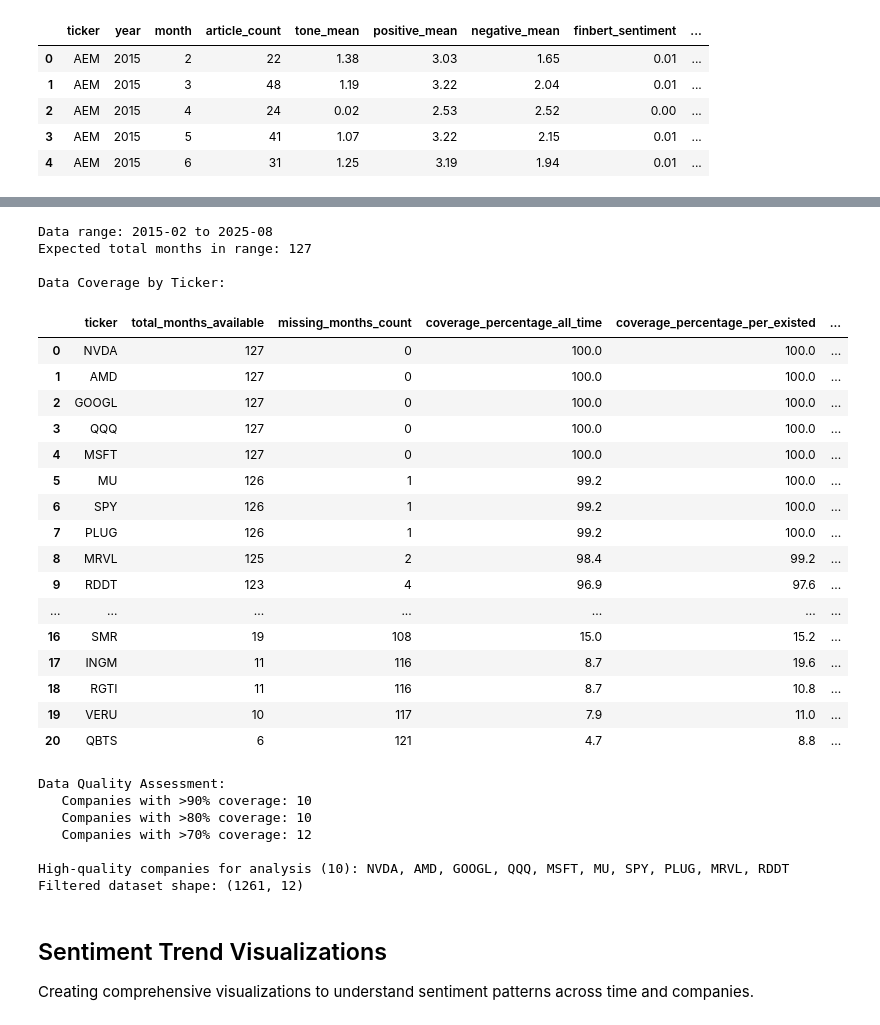
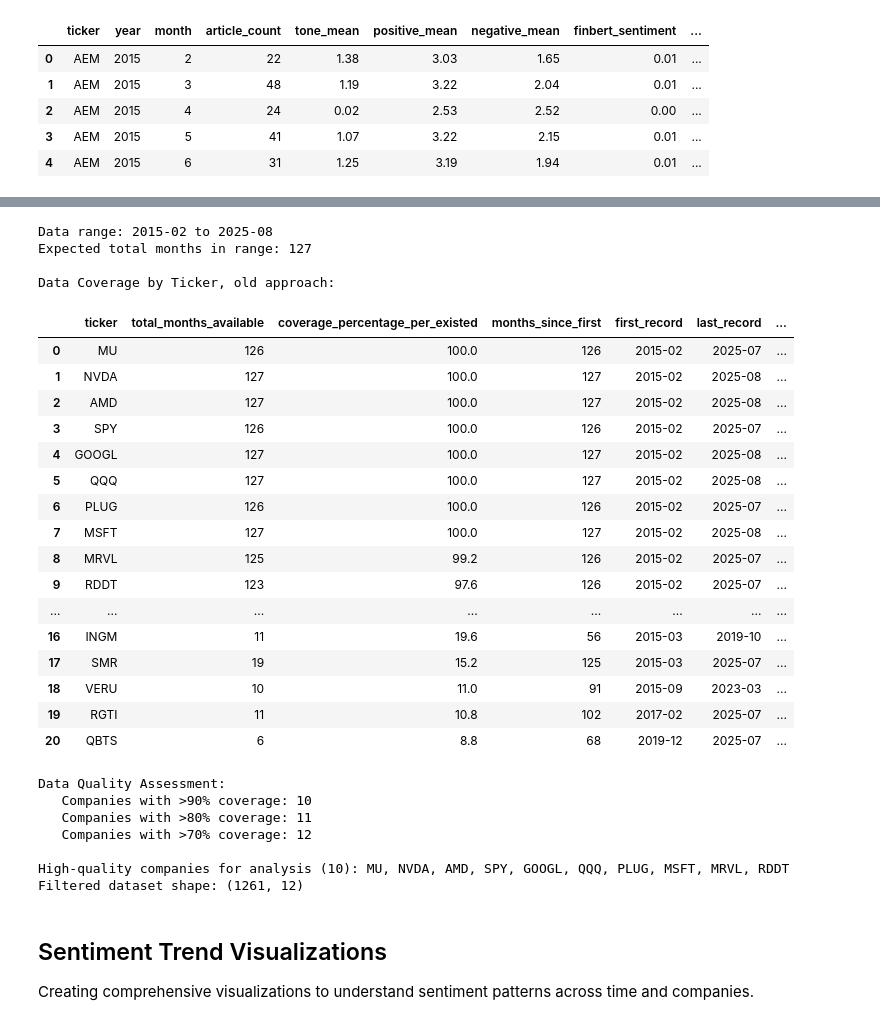
Before and after one commit to natalia-marko/reinforcement-learning-in-finance, a Jupyter notebook: harlf_last_version/news_scraper/v2tone_precomputed_analysis.ipynb, the cells around one changed output, grey strips where cells are left out. Drawn from its saved outputs; the diff is of its cells as text; code cells hidden in the pictures.

```diff
--- a/harlf_last_version/news_scraper/v2tone_precomputed_analysis.ipynb
+++ b/harlf_last_version/news_scraper/v2tone_precomputed_analysis.ipynb
@@ -88,64 +104,64 @@ for ticker in portfolio_tickers_sentiment['ticker'].unique():
     expected_months = set(all_months)
     missing_months = expected_months - actual_months
 
     # Calculate months since first record for this ticker
     first_year_month = ticker_data['year_month'].min()
     last_year_month = ticker_data['year_month'].max()
 
     first_year, first_month = map(int, first_year_month.split('-'))
     last_year, last_month = map(int, last_year_month.split('-'))
 
     # Calculate months since first record
     months_since_first = ((last_year - first_year) * 12) + (last_month - first_month) + 1
 
     missing_analysis.append({
         'ticker': ticker,
         'total_months_available': len(actual_months),
-        'missing_months_count': len(missing_months),
-        'coverage_percentage_all_time': (len(actual_months) / len(expected_months)) * 100,
+       # 'missing_months_count': len(missing_months),
+       # 'coverage_percentage_all_time': (len(actual_months) / len(expected_months)) * 100,
         'coverage_percentage_per_existed': (len(actual_months) / months_since_first) * 100,
         'months_since_first': months_since_first,
         'first_record': first_year_month,
         'last_record': last_year_month,
         'total_articles': ticker_data['article_count'].sum()
     })
 
 missing_df = pd.DataFrame(missing_analysis)
-missing_df = missing_df.sort_values('coverage_percentage_all_time', ascending=False).reset_index(drop=True)
+missing_df = missing_df.sort_values('coverage_percentage_per_existed', ascending=False).reset_index(drop=True)
 
-print(f"\nData Coverage by Ticker:")
+print(f"\nData Coverage by Ticker, old approach:")
 missing_df.round(1)
 # %% [output]
 Data range: 2015-02 to 2025-08
 Expected total months in range: 127
 
-Data Coverage by Ticker:
+Data Coverage by Ticker, old approach:
-|  | ticker | total_months_available | missing_months_count | coverage_percentage_all_time | coverage_percentage_per_existed | ... |
-| 0 | NVDA | 127 | 0 | 100.0 | 100.0 | ... |
-| 1 | AMD | 127 | 0 | 100.0 | 100.0 | ... |
-| 2 | GOOGL | 127 | 0 | 100.0 | 100.0 | ... |
-| 3 | QQQ | 127 | 0 | 100.0 | 100.0 | ... |
-| 4 | MSFT | 127 | 0 | 100.0 | 100.0 | ... |
-| 5 | MU | 126 | 1 | 99.2 | 100.0 | ... |
-| 6 | SPY | 126 | 1 | 99.2 | 100.0 | ... |
-| 7 | PLUG | 126 | 1 | 99.2 | 100.0 | ... |
-| 8 | MRVL | 125 | 2 | 98.4 | 99.2 | ... |
-| 9 | RDDT | 123 | 4 | 96.9 | 97.6 | ... |
-| ... | ... | ... | ... | ... | ... | ... |
-| 16 | SMR | 19 | 108 | 15.0 | 15.2 | ... |
-| 17 | INGM | 11 | 116 | 8.7 | 19.6 | ... |
-| 18 | RGTI | 11 | 116 | 8.7 | 10.8 | ... |
-| 19 | VERU | 10 | 117 | 7.9 | 11.0 | ... |
-| 20 | QBTS | 6 | 121 | 4.7 | 8.8 | ... |
+|  | ticker | total_months_available | coverage_percentage_per_existed | months_since_first | first_record | last_record | ... |
+| 0 | MU | 126 | 100.0 | 126 | 2015-02 | 2025-07 | ... |
+| 1 | NVDA | 127 | 100.0 | 127 | 2015-02 | 2025-08 | ... |
+| 2 | AMD | 127 | 100.0 | 127 | 2015-02 | 2025-08 | ... |
+| 3 | SPY | 126 | 100.0 | 126 | 2015-02 | 2025-07 | ... |
+| 4 | GOOGL | 127 | 100.0 | 127 | 2015-02 | 2025-08 | ... |
+| 5 | QQQ | 127 | 100.0 | 127 | 2015-02 | 2025-08 | ... |
+| 6 | PLUG | 126 | 100.0 | 126 | 2015-02 | 2025-07 | ... |
+| 7 | MSFT | 127 | 100.0 | 127 | 2015-02 | 2025-08 | ... |
+| 8 | MRVL | 125 | 99.2 | 126 | 2015-02 | 2025-07 | ... |
+| 9 | RDDT | 123 | 97.6 | 126 | 2015-02 | 2025-07 | ... |
+| ... | ... | ... | ... | ... | ... | ... | ... |
+| 16 | INGM | 11 | 19.6 | 56 | 2015-03 | 2019-10 | ... |
+| 17 | SMR | 19 | 15.2 | 125 | 2015-03 | 2025-07 | ... |
+| 18 | VERU | 10 | 11.0 | 91 | 2015-09 | 2023-03 | ... |
+| 19 | RGTI | 11 | 10.8 | 102 | 2017-02 | 2025-07 | ... |
+| 20 | QBTS | 6 | 8.8 | 68 | 2019-12 | 2025-07 | ... |
 # %%
 # Identify high-quality companies for analysis
 print(f"Data Quality Assessment:")
-print(f"   Companies with >90% coverage: {len(missing_df[missing_df['coverage_percentage_all_time'] > 90])}")
-print(f"   Companies with >80% coverage: {len(missing_df[missing_df['coverage_percentage_all_time'] > 80])}")
-print(f"   Companies with >70% coverage: {len(missing_df[missing_df['coverage_percentage_all_time'] > 70])}")
+print(f"   Companies with >90% coverage: {len(missing_df[missing_df['coverage_percentage_per_existed'] > 90])}")
+print(f"   Companies with >80% coverage: {len(missing_df[missing_df['coverage_percentage_per_existed'] > 80])}")
+print(f"   Companies with >70% coverage: {len(missing_df[missing_df['coverage_percentage_per_existed'] > 70])}")
 
 # Filter for high-quality companies (>90% coverage)
-high_quality_tickers = missing_df[missing_df['coverage_percentage_all_time'] > 90]['ticker'].tolist()
+high_quality_tickers = missing_df[missing_df['coverage_percentage_per_existed'] > 90]['ticker'].tolist()
 print(f"\nHigh-quality companies for analysis ({len(high_quality_tickers)}): {', '.join(high_quality_tickers)}")
 
 # Create filtered dataset for analysis
@@ -154,10 +170,10 @@ print(f"Filtered dataset shape: {filtered_data.shape}")
 # %% [output]
 Data Quality Assessment:
    Companies with >90% coverage: 10
-   Companies with >80% coverage: 10
+   Companies with >80% coverage: 11
    Companies with >70% coverage: 12
 
-High-quality companies for analysis (10): NVDA, AMD, GOOGL, QQQ, MSFT, MU, SPY, PLUG, MRVL, RDDT
+High-quality companies for analysis (10): MU, NVDA, AMD, SPY, GOOGL, QQQ, PLUG, MSFT, MRVL, RDDT
 Filtered dataset shape: (1261, 12)
 # %% [markdown]
 ## Sentiment Trend Visualizations
```
Also changed, not shown: parts of 2 cells of this notebook, 9 other files.
